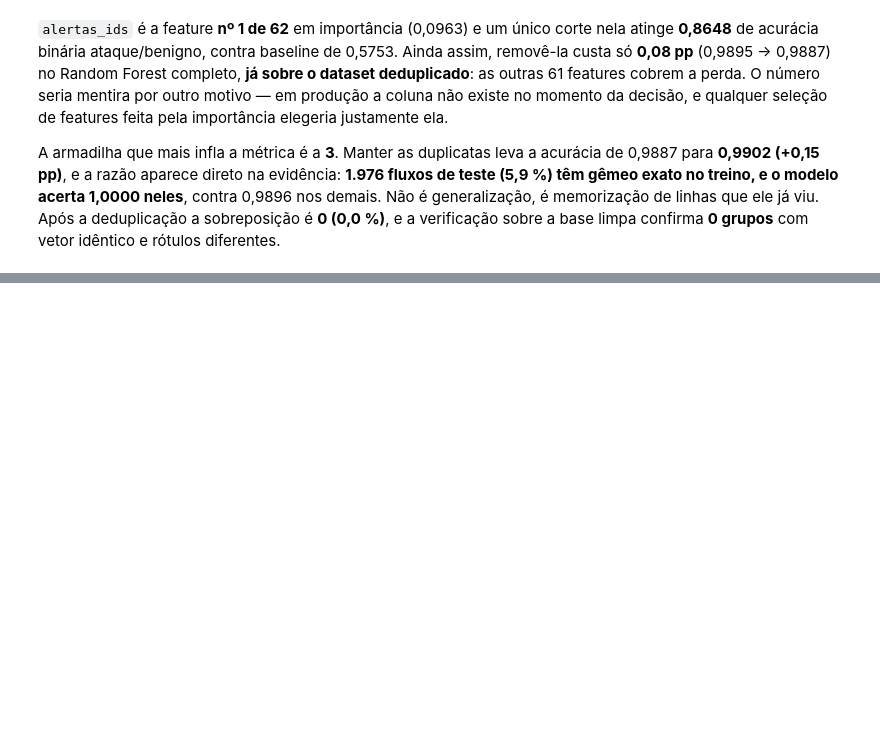
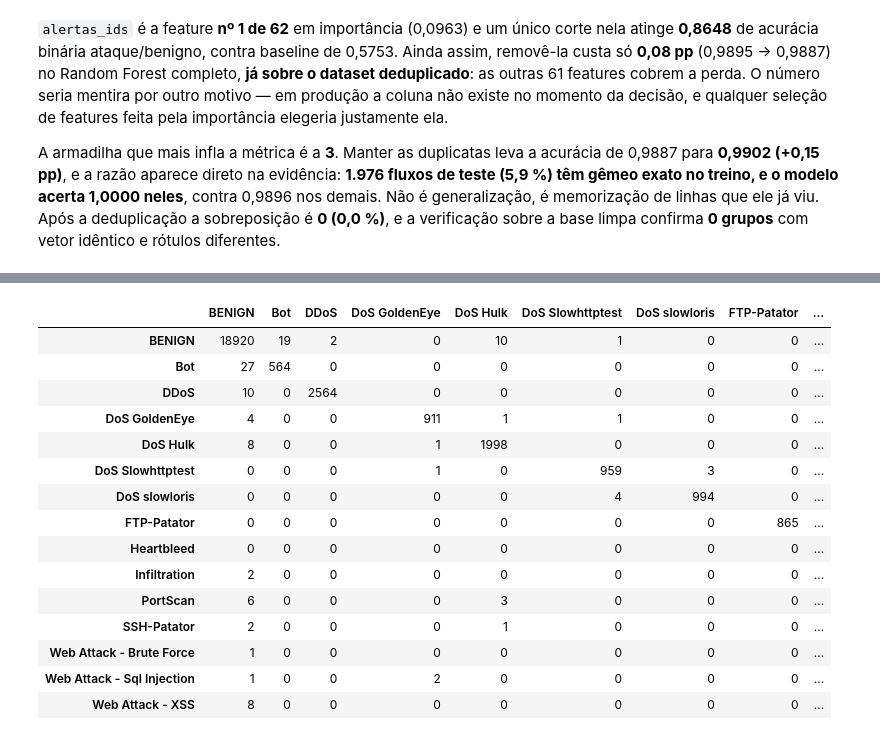
Before and after one commit to antoniolma/classificacao_intrusao, a Jupyter notebook: R2_d23bda.ipynb, the cells around one changed output, grey strips where cells are left out. Cells and saved outputs as stored; diff of their text form; code cells hidden in the pictures; blank space fills up the shorter version.

```diff
--- a/R2_d23bda.ipynb
+++ b/R2_d23bda.ipynb
@@ -1464,0 +1590,20 @@ idêntico e rótulos diferentes.
+# %%
+eps = 1e-6
+df["duracao_por_pacote"] = df["Flow Duration"] / (df["Total Fwd Packets"] + df["Total Backward Packets"] + eps)
+df["razao_header_payload_fwd"] = df["Fwd Header Length"] / (df["Total Length of Fwd Packets"] + eps)
+df["razao_pacotes_fwd_bwd"] = df["Total Fwd Packets"] / (df["Total Backward Packets"] + eps)
+df["razao_idle_active"] = df["Idle Mean"] / (df["Active Mean"] + eps)
+df["bytes_por_pacote_fwd"] = df["Total Length of Fwd Packets"] / (df["Total Fwd Packets"] + eps)
+
+novas_features = ["duracao_por_pacote", "razao_header_payload_fwd", "razao_pacotes_fwd_bwd",
+                   "razao_idle_active", "bytes_por_pacote_fwd"]
+
+justificativas = {
+    "duracao_por_pacote": "ataque lento estica a duração do fluxo sem aumentar o número de pacotes -> valor alto",
+    "razao_header_payload_fwd": "slowloris/Slowhttptest mandam cabeçalhos parciais quase sem corpo -> razão alta",
+    "razao_pacotes_fwd_bwd": "tráfego assimétrico: muito envio do atacante, pouca resposta do servidor sob ataque",
+    "razao_idle_active": "conexão fica ociosa entre pequenos envios propositais -> razão alta",
+    "bytes_por_pacote_fwd": "pacotes minúsculos (poucos bytes cada) são a assinatura do ataque lento",
+}
+for nome, just in justificativas.items():
+    print(f"- {nome}: {just}")
@@ -1464,0 +1652,21 @@ idêntico e rótulos diferentes.
+# %%
+from sklearn.model_selection import train_test_split
+from sklearn.ensemble import RandomForestClassifier
+from sklearn.metrics import f1_score
+
+feat_completo = feat + novas_features
+X_full = df[feat_completo].replace([np.inf, -np.inf], np.nan).fillna(0)
+y_full = df["Label"]
+print(f"{len(feat_completo)} features usadas (61 do item e + 5 derivadas do item g).")
+print("dia / turno / ordem_captura ficam de fora: são metadados de captura, não medidas do fluxo.")
+
+Xtr_r, Xte_r, ytr_r, yte_r = train_test_split(
+    X_full, y_full, test_size=0.30, stratify=y_full, random_state=RANDOM_STATE)
+
+rf_aleatorio = RandomForestClassifier(n_estimators=200, random_state=RANDOM_STATE, n_jobs=-1)
+rf_aleatorio.fit(Xtr_r, ytr_r)
+pred_aleatorio = rf_aleatorio.predict(Xte_r)
+
+print(f"\nacurácia : {accuracy_score(yte_r, pred_aleatorio):.4f}")
+print(f"macro-F1 : {f1_score(yte_r, pred_aleatorio, average='macro'):.4f}")
+print(classification_report(yte_r, pred_aleatorio, zero_division=0))
@@ -1464,0 +1691,21 @@ idêntico e rótulos diferentes.
+# %%
+classes_ord = sorted(y_full.unique())
+cm_aleatorio = confusion_matrix(yte_r, pred_aleatorio, labels=classes_ord)
+display(pd.DataFrame(cm_aleatorio, index=classes_ord, columns=classes_ord))
+# %% [output]
+|  | BENIGN | Bot | DDoS | DoS GoldenEye | DoS Hulk | DoS Slowhttptest | DoS slowloris | FTP-Patator | ... |
+| BENIGN | 18920 | 19 | 2 | 0 | 10 | 1 | 0 | 0 | ... |
+| Bot | 27 | 564 | 0 | 0 | 0 | 0 | 0 | 0 | ... |
+| DDoS | 10 | 0 | 2564 | 0 | 0 | 0 | 0 | 0 | ... |
+| DoS GoldenEye | 4 | 0 | 0 | 911 | 1 | 1 | 0 | 0 | ... |
+| DoS Hulk | 8 | 0 | 0 | 1 | 1998 | 0 | 0 | 0 | ... |
+| DoS Slowhttptest | 0 | 0 | 0 | 1 | 0 | 959 | 3 | 0 | ... |
+| DoS slowloris | 0 | 0 | 0 | 0 | 0 | 4 | 994 | 0 | ... |
+| FTP-Patator | 0 | 0 | 0 | 0 | 0 | 0 | 0 | 865 | ... |
+| Heartbleed | 0 | 0 | 0 | 0 | 0 | 0 | 0 | 0 | ... |
+| Infiltration | 2 | 0 | 0 | 0 | 0 | 0 | 0 | 0 | ... |
+| PortScan | 6 | 0 | 0 | 0 | 3 | 0 | 0 | 0 | ... |
+| SSH-Patator | 2 | 0 | 0 | 0 | 1 | 0 | 0 | 0 | ... |
+| Web Attack - Brute Force | 1 | 0 | 0 | 0 | 0 | 0 | 0 | 0 | ... |
+| Web Attack - Sql Injection | 1 | 0 | 0 | 2 | 0 | 0 | 0 | 0 | ... |
+| Web Attack - XSS | 8 | 0 | 0 | 0 | 0 | 0 | 0 | 0 | ... |
```
Also changed, not shown: parts of 57 cells of this notebook, 2 other files.
